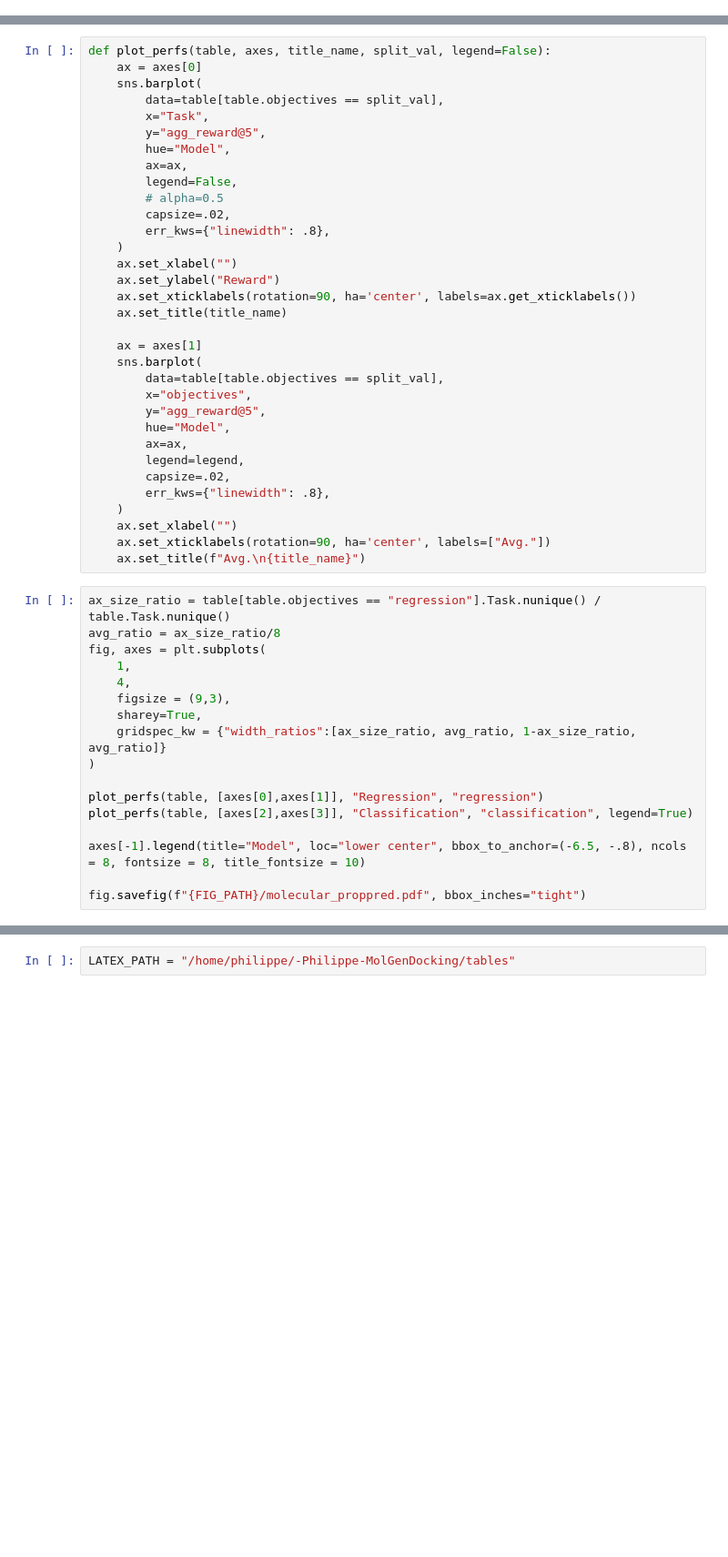
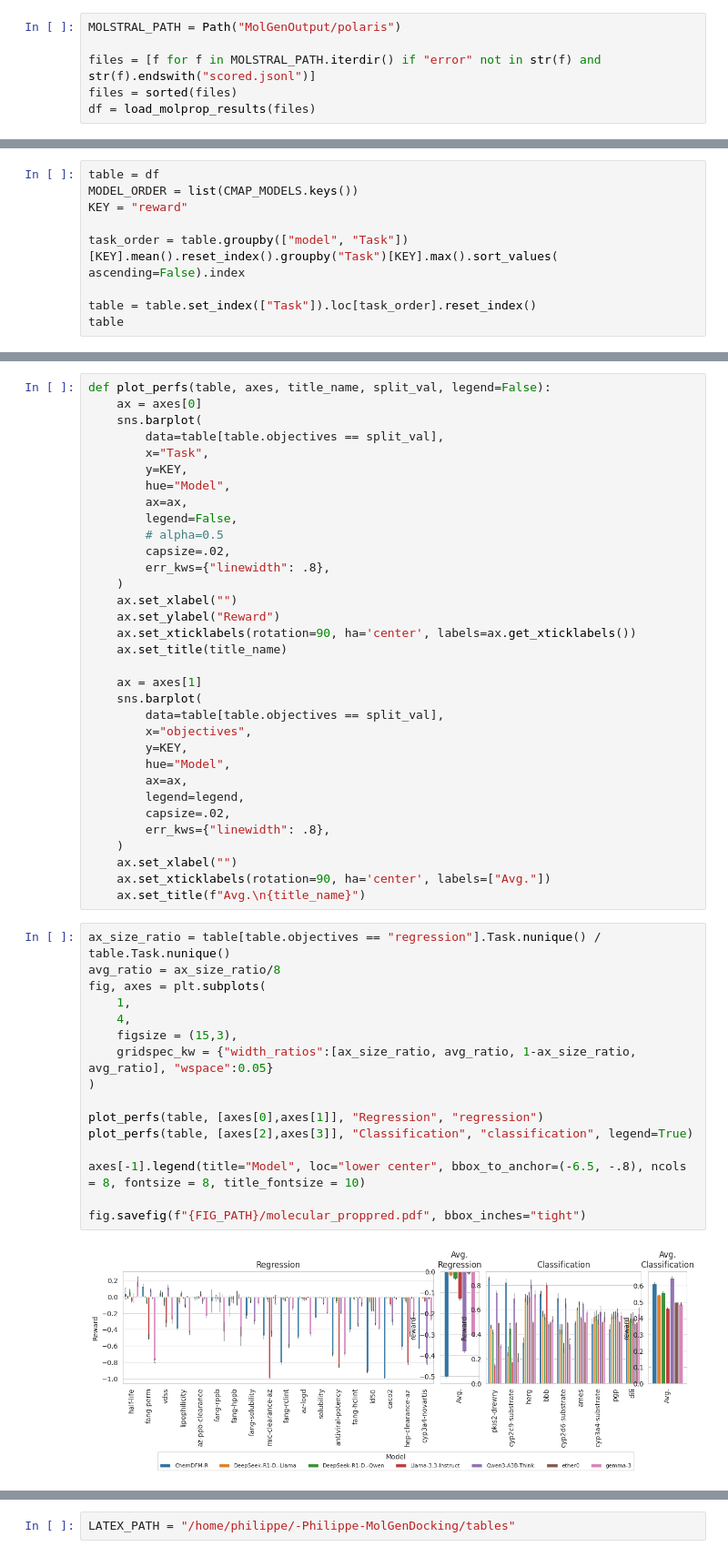
Before and after one commit to Fransou/MolGenDocking, a Jupyter notebook: notebooks/results/Polaris.ipynb, the cells around one changed output, grey strips where cells are left out. Shown at 91% size. Saved outputs shown, nothing was run; the diff lists cells and outputs as text; blank space fills up the shorter version.

```diff
--- a/notebooks/results/Polaris.ipynb
+++ b/notebooks/results/Polaris.ipynb
@@ -190,0 +35,6 @@ table
+# %%
+MOLSTRAL_PATH = Path("MolGenOutput/polaris")
+
+files = [f for f in MOLSTRAL_PATH.iterdir() if "error" not in str(f) and str(f).endswith("scored.jsonl")]
+files = sorted(files)
+df = load_molprop_results(files)
@@ -190,0 +57,9 @@ table
+# %%
+table = df
+MODEL_ORDER = list(CMAP_MODELS.keys())
+KEY = "reward"
+
+task_order = table.groupby(["model", "Task"])[KEY].mean().reset_index().groupby("Task")[KEY].max().sort_values( ascending=False).index
+
+table = table.set_index(["Task"]).loc[task_order].reset_index()
+table
@@ -194,7 +85,7 @@ def plot_perfs(table, axes, title_name, split_val, legend=False):
     sns.barplot(
         data=table[table.objectives == split_val],
         x="Task",
-        y="agg_reward@5",
+        y=KEY,
         hue="Model",
         ax=ax,
         legend=False,
@@ -211,7 +102,7 @@ def plot_perfs(table, axes, title_name, split_val, legend=False):
     sns.barplot(
         data=table[table.objectives == split_val],
         x="objectives",
-        y="agg_reward@5",
+        y=KEY,
         hue="Model",
         ax=ax,
         legend=legend,
@@ -224,17 +115,18 @@ def plot_perfs(table, axes, title_name, split_val, legend=False):
 # %%
 ax_size_ratio = table[table.objectives == "regression"].Task.nunique() / table.Task.nunique()
 avg_ratio = ax_size_ratio/8
 fig, axes = plt.subplots(
     1,
     4,
-    figsize = (9,3),
-    sharey=True,
-    gridspec_kw = {"width_ratios":[ax_size_ratio, avg_ratio, 1-ax_size_ratio,  avg_ratio]}
+    figsize = (15,3),
+    gridspec_kw = {"width_ratios":[ax_size_ratio, avg_ratio, 1-ax_size_ratio,  avg_ratio], "wspace":0.05}
 )
 
 plot_perfs(table, [axes[0],axes[1]], "Regression", "regression")
 plot_perfs(table, [axes[2],axes[3]], "Classification", "classification", legend=True)
 
 axes[-1].legend(title="Model", loc="lower center", bbox_to_anchor=(-6.5, -.8), ncols = 8, fontsize = 8, title_fontsize = 10)
 
 fig.savefig(f"{FIG_PATH}/molecular_proppred.pdf", bbox_inches="tight")
+# %% [output]
+[figure, added]
```
Also changed, not shown: parts of 15 cells of this notebook, 4 other files.
